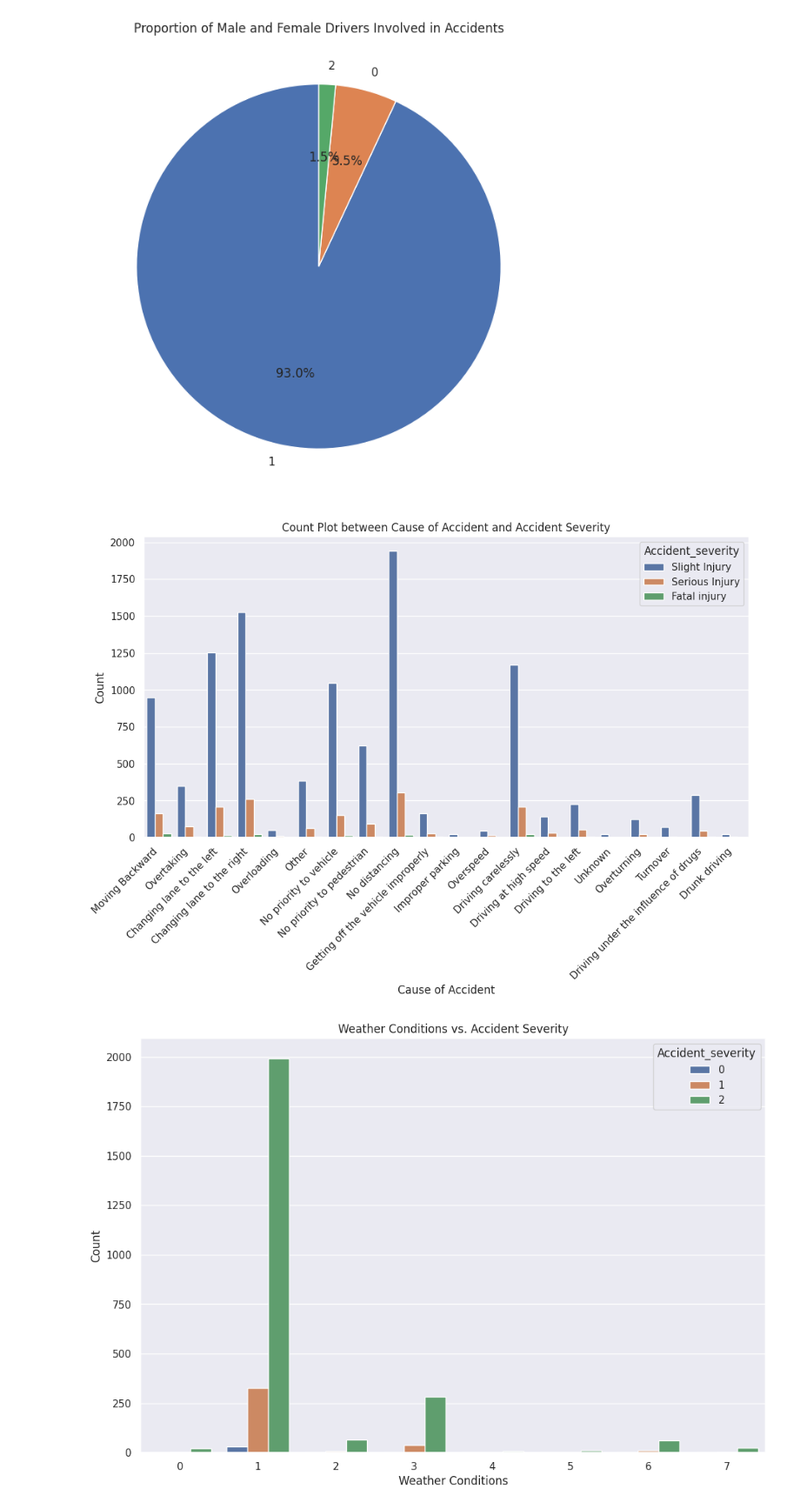
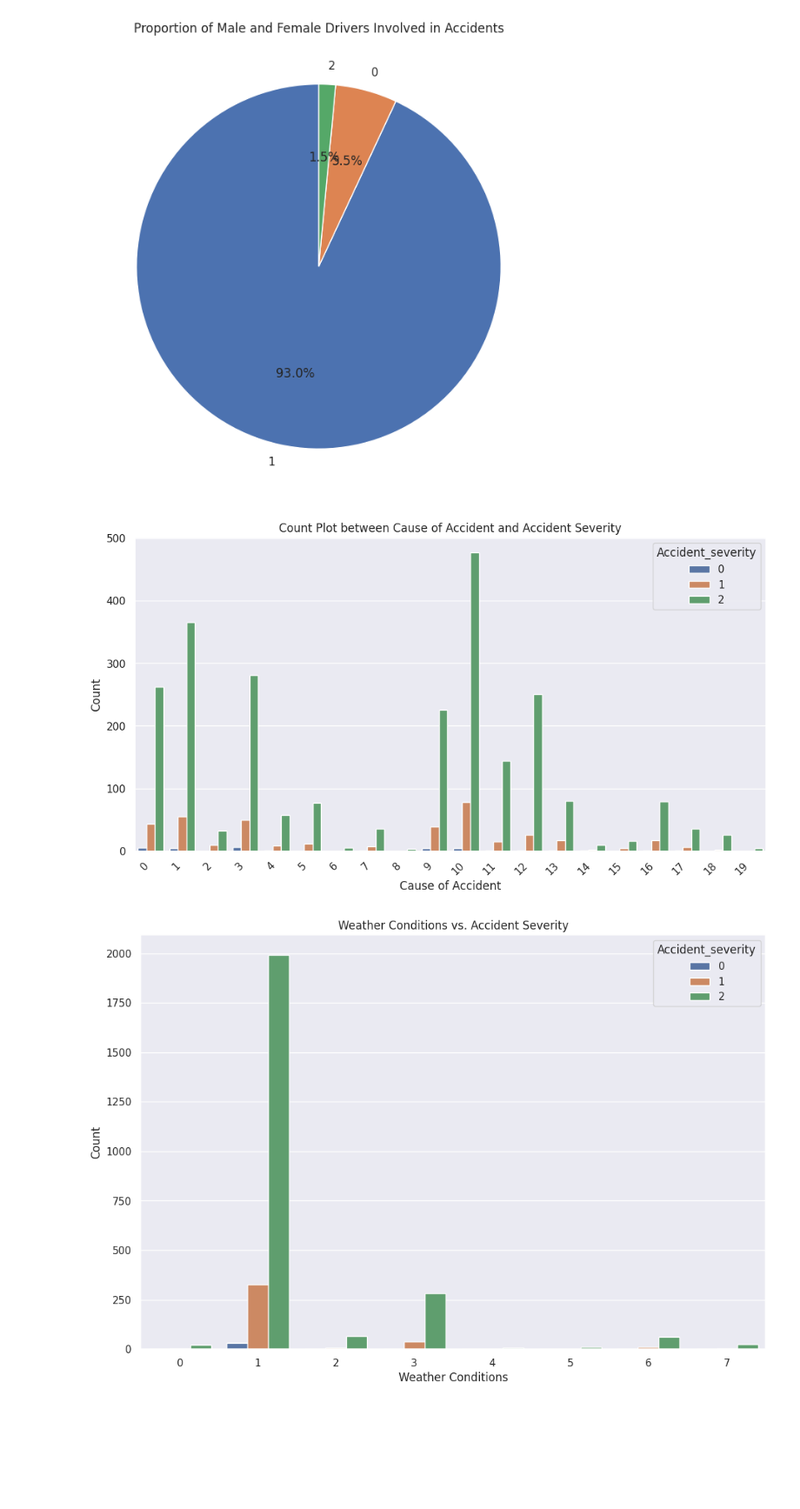
Before and after one commit to ayish1998/Demo-repo, a Jupyter notebook: Accident_Severity_Predictionipynb.ipynb, the cells around one changed output. Shown at 87% size. Cells and saved outputs as stored; diff of their text form; code cells hidden in the pictures; blank space fills up the shorter version.

```diff
--- a/Accident_Severity_Predictionipynb.ipynb
+++ b/Accident_Severity_Predictionipynb.ipynb
@@ -280,24 +280,24 @@ plt.show()
 # %%
 import seaborn as sns
 import matplotlib.pyplot as plt
 
 
 
 
 # Plotting count plot for 'Cause_of_accident'
 plt.figure(figsize=(12, 6))
-sns.countplot(x='Cause_of_accident', data=df, hue='Accident_severity')
+sns.countplot(x='Cause_of_accident', data=data, hue='Accident_severity')
 plt.xlabel('Cause of Accident')
 plt.ylabel('Count')
 plt.title('Count Plot between Cause of Accident and Accident Severity')
 
 # Rotate x-axis labels for better visibility
 plt.xticks(rotation=45, ha='right')
 
 # Show the count plot
 plt.show()
 # %% [output]
-[figure, old version]
+[figure, new version]
 # %%
 #Weather Conditions vs. Accident Severity
 plt.figure(figsize=(12, 8))
```
Also changed, not shown: parts of 14 cells of this notebook.
